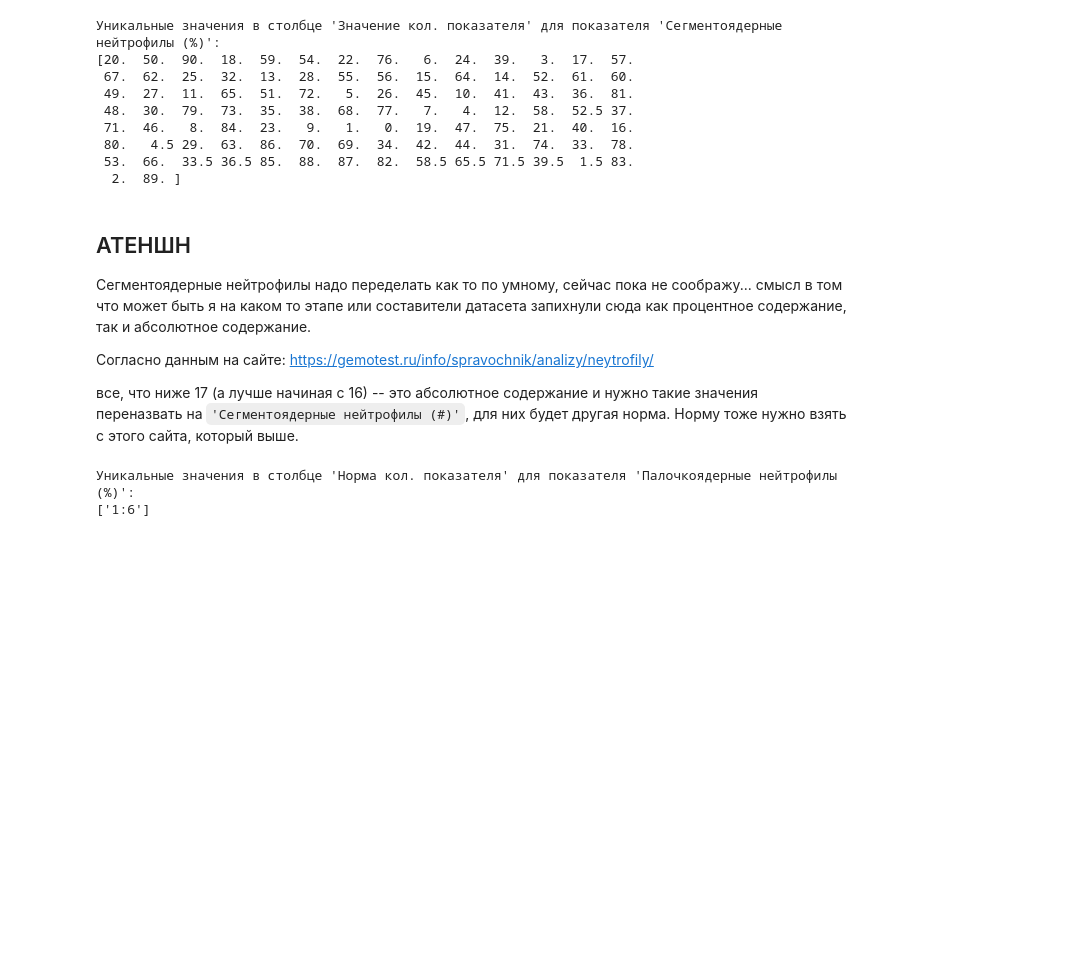
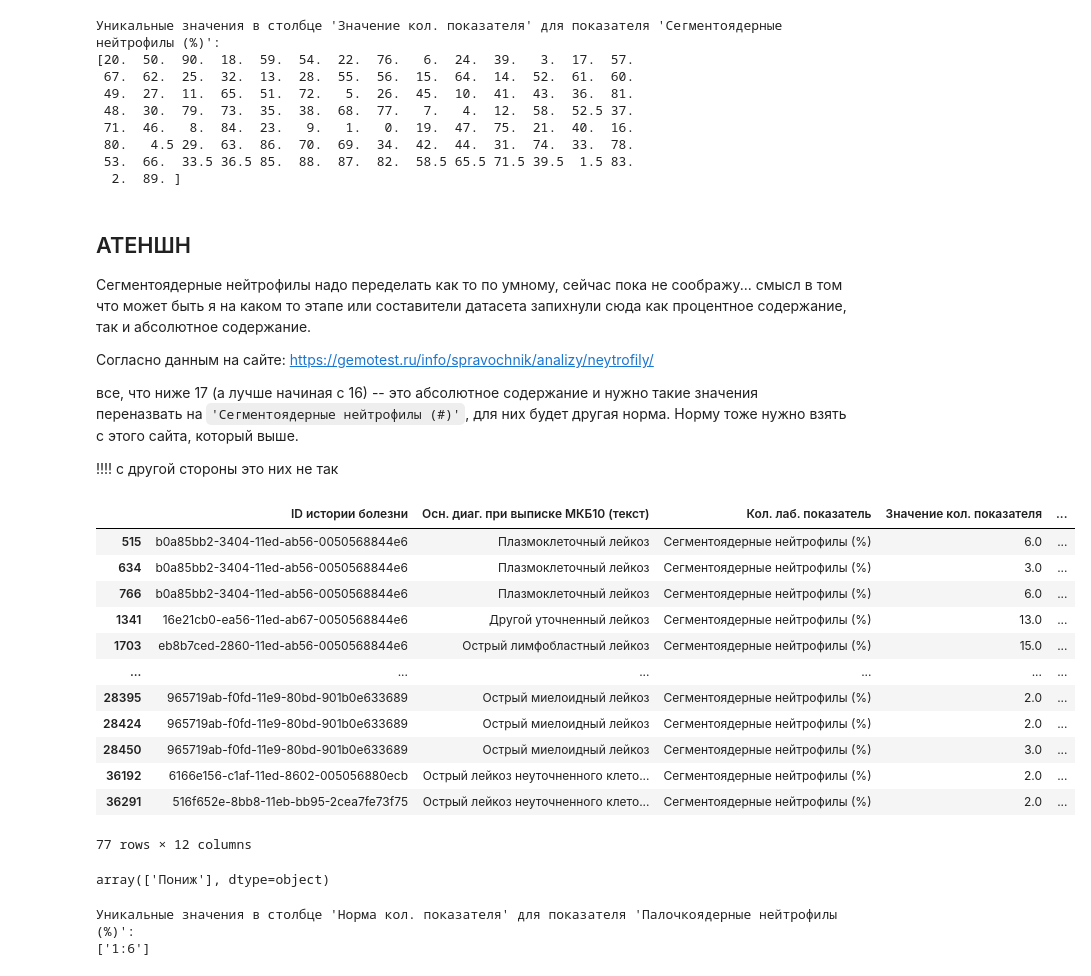
Before and after one commit to ekaterinakaz4255/hakaton_blood_classification, a Jupyter notebook: clear_preprocessing.ipynb, the cells around one changed output. Drawn from its saved outputs; the diff is of its cells as text; code cells hidden in the pictures; blank space fills up the shorter version.

```diff
--- a/clear_preprocessing.ipynb
+++ b/clear_preprocessing.ipynb
@@ -2110,6 +2110,33 @@ print(unique_znach_seg_neu)
 Согласно данным на сайте: https://gemotest.ru/info/spravochnik/analizy/neytrofily/
 
 все, что ниже 17 (а лучше начиная с 16) -- это абсолютное содержание и нужно такие значения переназвать на `'Сегментоядерные нейтрофилы (#)'`, для них будет другая норма. Норму тоже нужно взять с этого сайта, который выше.
+
+
+!!!! с другой стороны это них не так
+# %%
+# Фильтруем строки, где 'Кол. лаб. показатель' равен 'Сегментоядерные нейтрофилы (%)' и 'Значение кол. показателя' меньше 17
+filtered_df = df[(df['Кол. лаб. показатель'] == 'Сегментоядерные нейтрофилы (%)') & (df['Значение кол. показателя'] < 17)]
+filtered_df
+# %% [output]
+|  | ID истории болезни | Осн. диаг. при выписке МКБ10 (текст) | Кол. лаб. показатель | Значение кол. показателя | ... |
+| 515 | b0a85bb2-3404-11ed-ab56-0050568844e6 | Плазмоклеточный лейкоз | Сегментоядерные нейтрофилы (%) | 6.0 | ... |
+| 634 | b0a85bb2-3404-11ed-ab56-0050568844e6 | Плазмоклеточный лейкоз | Сегментоядерные нейтрофилы (%) | 3.0 | ... |
+| 766 | b0a85bb2-3404-11ed-ab56-0050568844e6 | Плазмоклеточный лейкоз | Сегментоядерные нейтрофилы (%) | 6.0 | ... |
+| 1341 | 16e21cb0-ea56-11ed-ab67-0050568844e6 | Другой уточненный лейкоз | Сегментоядерные нейтрофилы (%) | 13.0 | ... |
+| 1703 | eb8b7ced-2860-11ed-ab56-0050568844e6 | Острый лимфобластный лейкоз | Сегментоядерные нейтрофилы (%) | 15.0 | ... |
+| ... | ... | ... | ... | ... | ... |
+| 28395 | 965719ab-f0fd-11e9-80bd-901b0e633689 | Острый миелоидный лейкоз | Сегментоядерные нейтрофилы (%) | 2.0 | ... |
+| 28424 | 965719ab-f0fd-11e9-80bd-901b0e633689 | Острый миелоидный лейкоз | Сегментоядерные нейтрофилы (%) | 2.0 | ... |
+| 28450 | 965719ab-f0fd-11e9-80bd-901b0e633689 | Острый миелоидный лейкоз | Сегментоядерные нейтрофилы (%) | 3.0 | ... |
+| 36192 | 6166e156-c1af-11ed-8602-005056880ecb | Острый лейкоз неуточненного клето... | Сегментоядерные нейтрофилы (%) | 2.0 | ... |
+| 36291 | 516f652e-8bb8-11eb-bb95-2cea7fe73f75 | Острый лейкоз неуточненного клето... | Сегментоядерные нейтрофилы (%) | 2.0 | ... |
+77 rows × 12 columns
+# %%
+# Получаем уникальные значения в столбце 'Флаг нормы кол. показателя' для отфильтрованных строк
+unique_flags = filtered_df['Флаг нормы кол. показателя'].unique()
+unique_flags
+# %% [output]
+array(['Пониж'], dtype=object)
 # %%
 pal_neu_df = df[df['Кол. лаб. показатель'] == 'Палочкоядерные нейтрофилы (%)']
 unique_pal_neu = pal_neu_df['Норма кол. показателя'].unique()
```
Also changed, not shown: parts of 10 cells of this notebook.
